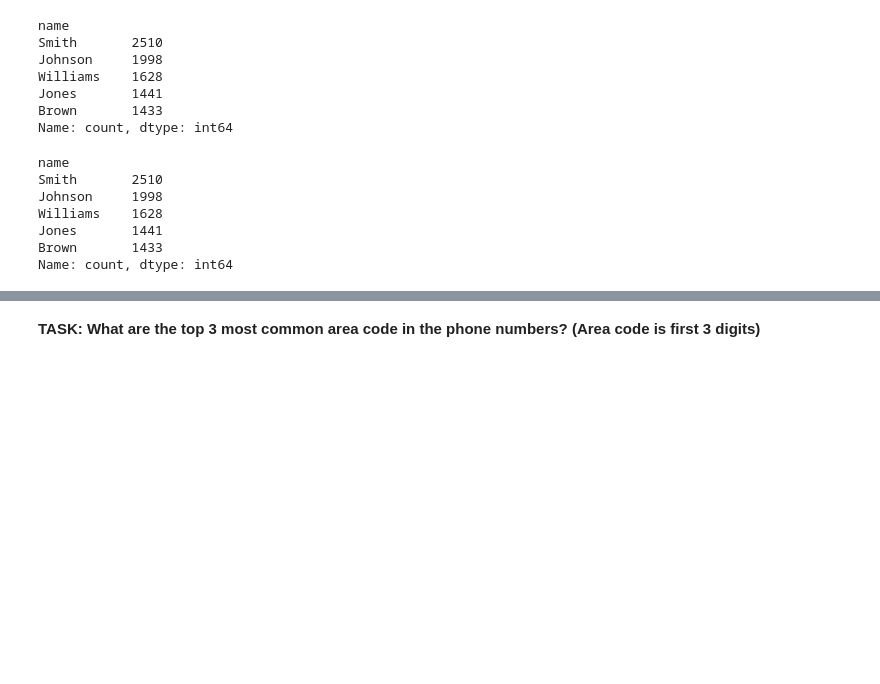
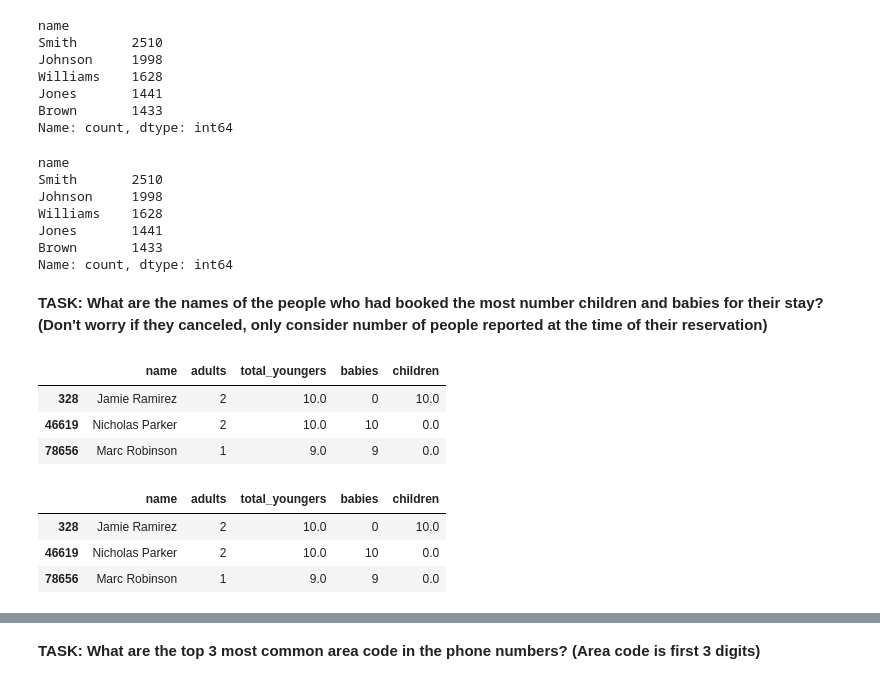
Before and after one commit to JisungWoo/UdemyCourse, a Jupyter notebook: 03-Pandas/11-Pandas-Project-Exercise_practice.ipynb, the cells around one changed output, grey strips where cells are left out. Drawn from its saved outputs; the diff is of its cells as text; code cells hidden in the pictures; blank space fills up the shorter version.

Commit message:
got most correct without looking at answers, keep praticing

```diff
--- a/03-Pandas/11-Pandas-Project-Exercise_practice.ipynb
+++ b/03-Pandas/11-Pandas-Project-Exercise_practice.ipynb
@@ -172,8 +190,9 @@ hotels['adr'].mean().round(2)
 **TASK: What is the average (mean) number of nights for a stay across the entire data set? Feel free to round this to 2 decimal points.**
 # %%
 # CODE HERE
-hotels['total_stays_nights'] = hotels['stays_in_week_nights'] + hotels['stays_in_weekend_nights']
-hotels['total_stays_nights'].mean().round(2)
+hotels['total_num_of_nights'] = hotels['stays_in_week_nights'] + hotels['stays_in_weekend_nights']
+
+hotels['total_num_of_nights'].mean().round(2)
 # %% [output]
 3.43
 # %%
@@ -183,8 +202,8 @@ hotels['total_stays_nights'].mean().round(2)
 **TASK: What is the average total cost for a stay in the dataset? Not *average daily cost*, but *total* stay cost. (You will need to calculate total cost your self by using ADR and week day and weeknight stays). Feel free to round this to 2 decimal points.**
 # %%
 # CODE HERE
-hotels['total_paid'] = hotels['total_stays_nights'] * hotels['adr']
-hotels['total_paid'].mean().round(2)
+hotels['total_cost'] = hotels['total_num_of_nights'] * hotels['adr']
+hotels['total_cost'].mean().round(2)
 # %% [output]
 357.85
 # %%
@@ -272,5 +287,23 @@ Williams    1628
 Jones       1441
 Brown       1433
 Name: count, dtype: int64
+# %% [markdown]
+**TASK: What are the names of the people who had booked the most number children and babies for their stay? (Don't worry if they canceled, only consider number of people reported at the time of their reservation)**
+# %%
+#CODE HERE
+hotels['total_youngers'] = hotels['babies'] + hotels['children']
+hotels.sort_values('total_youngers', ascending=False)[['name','adults','total_youngers','babies','children']][:3]
+# %% [output]
+|  | name | adults | total_youngers | babies | children |
+| 328 | Jamie Ramirez | 2 | 10.0 | 0 | 10.0 |
+| 46619 | Nicholas Parker | 2 | 10.0 | 10 | 0.0 |
+| 78656 | Marc Robinson | 1 | 9.0 | 9 | 0.0 |
+# %%
+hotels.sort_values('total_youngers', ascending=False)[['name','adults','total_youngers','babies','children']].nlargest(3, columns='total_youngers')
+# %% [output]
+|  | name | adults | total_youngers | babies | children |
+| 328 | Jamie Ramirez | 2 | 10.0 | 0 | 10.0 |
+| 46619 | Nicholas Parker | 2 | 10.0 | 10 | 0.0 |
+| 78656 | Marc Robinson | 1 | 9.0 | 9 | 0.0 |
 # %%
 # %% [output]
```
Also changed, not shown: parts of 18 cells of this notebook.
